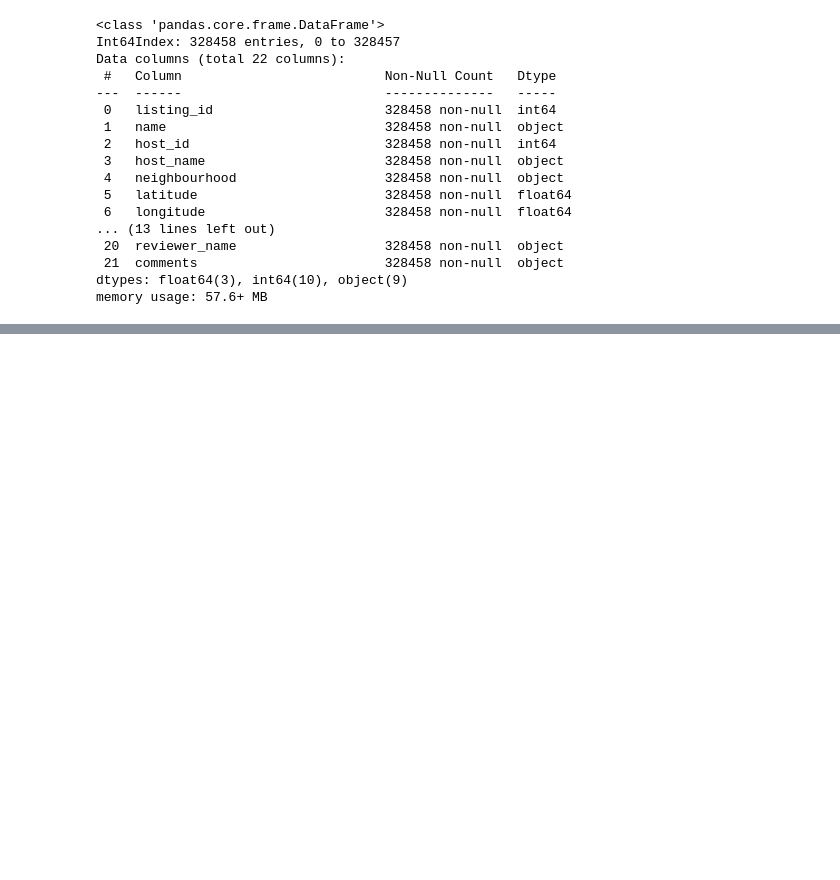
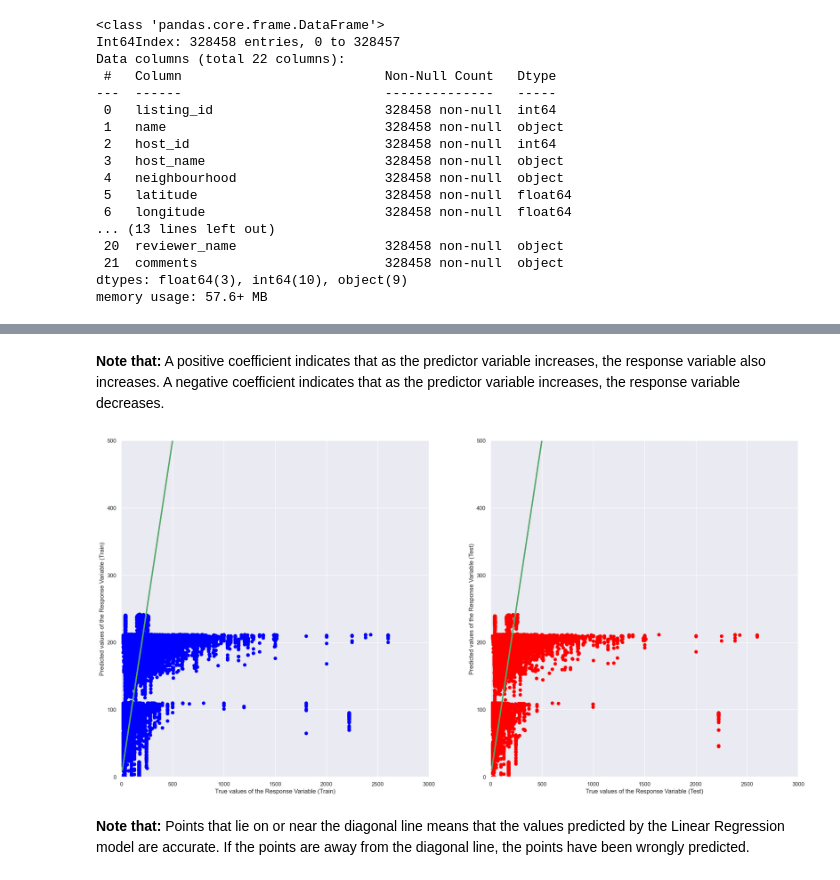
Before and after one commit to CS418/group-project-team-twenty, a Jupyter notebook: airbnb_analysis.ipynb, the cells around one changed output, grey strips where cells are left out. Saved outputs shown, nothing was run; the diff lists cells and outputs as text; code cells hidden in the pictures; blank space fills up the shorter version.

```diff
--- a/airbnb_analysis.ipynb
+++ b/airbnb_analysis.ipynb
@@ -199,0 +304,10 @@ memory usage: 57.6+ MB
+# %%
+# Separating X and y for Modelling
+new_transformed_df1 = new_transformed_df.drop('price', axis=1)
+x = pd.DataFrame(new_transformed_df1) #Predictor Variables
+y = pd.DataFrame(new_transformed_df["price"]) #Response Variables
+
+# Scaling
+scaler = StandardScaler()
+x = pd.DataFrame(scaler.fit_transform(x), columns=list(x.columns))
+x.info()
@@ -199,0 +328,3 @@ memory usage: 57.6+ MB
+# %%
+# Splitting into train and test sets
+x_train, x_test, y_train, y_test = train_test_split(x, y, test_size=0.2)
@@ -199,0 +343,4 @@ memory usage: 57.6+ MB
+# %%
+# Creating and fitting the model
+linreg = LinearRegression()
+linreg.fit(x_train, y_train)
@@ -199,0 +367,26 @@ memory usage: 57.6+ MB
+# %% [markdown]
+**Note that:** A positive coefficient indicates that as the predictor variable increases, the response variable also increases. A negative coefficient indicates that as the predictor variable increases, the response variable decreases.
+# %%
+# Predict Response corresponding to Predictors
+trainPredictionLR = linreg.predict(x_train)
+testPredictionLR = linreg.predict(x_test)
+# %%
+# Plot the Predictions vs the True values
+f, axes = plt.subplots(1, 2, figsize=(24, 12))
+axes[0].scatter(y_train, trainPredictionLR, color = "blue")
+axes[0].plot(y_train, y_train, 'g-', linewidth = 2)
+axes[0].set_xlabel("True values of the Response Variable (Train)")
+axes[0].set_ylabel("Predicted values of the Response Variable (Train)")
+axes[0].set_xlim([0, 3000])
+axes[0].set_ylim([0, 500])
+axes[1].scatter(y_test, testPredictionLR, color = "red")
+axes[1].plot(y_test, y_test, 'g-', linewidth = 2)
+axes[1].set_xlabel("True values of the Response Variable (Test)")
+axes[1].set_ylabel("Predicted values of the Response Variable (Test)")
+axes[1].set_xlim([0, 3000])
+axes[1].set_ylim([0, 500])
+plt.show()
+# %% [output]
+[figure, added]
+# %% [markdown]
+**Note that:** Points that lie on or near the diagonal line means that the values predicted by the Linear Regression model are  accurate. If the points are away from the diagonal line, the points have been wrongly predicted.
```
Also changed, not shown: parts of 24 cells of this notebook, 1 other file.
